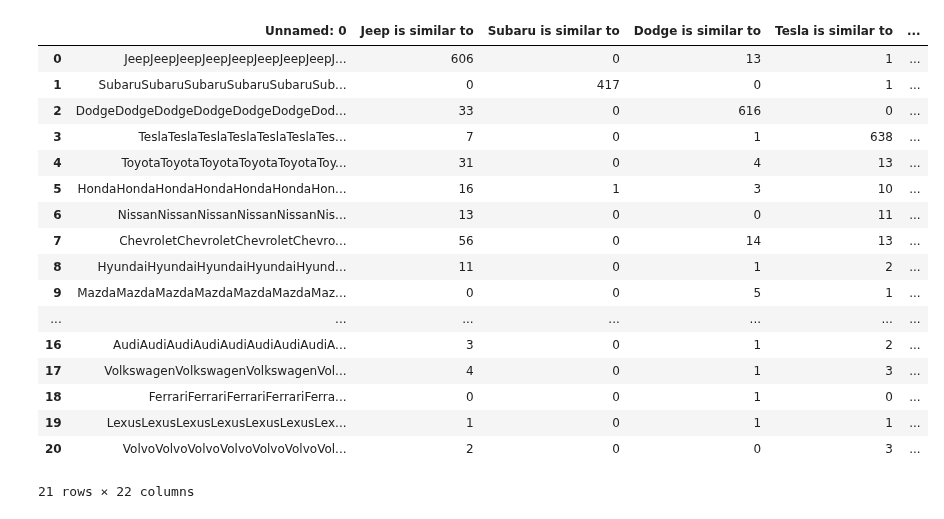
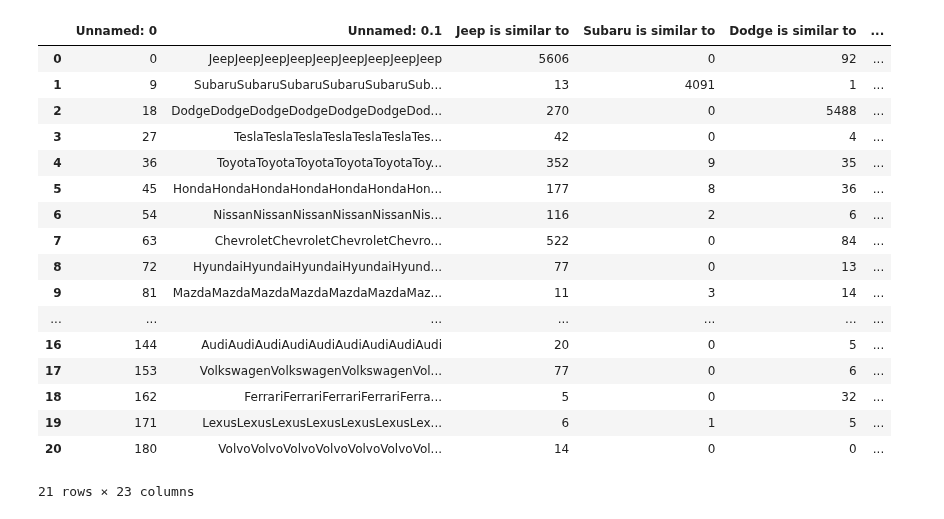
Before and after one commit to albtang/Katona-AI-Research, a Jupyter notebook: src/data/Merger.ipynb, the cells around one changed output. Saved outputs shown, nothing was run; the diff lists cells and outputs as text; code cells hidden in the pictures.

Commit message:
joined all dataframes of the prompt '{brand} is similar to'

```diff
--- a/src/data/Merger.ipynb
+++ b/src/data/Merger.ipynb
@@ -1,21 +1,30 @@
 # %%
 import pandas as pd
 # %%
-df1 = pd.read_csv("freqs/Dec22 45 1.csv")
-df2 = pd.read_csv("freqs/Dec22 45 2.csv")
-df3 = pd.read_csv("freqs/Dec22 45 3.csv")
-df4 = pd.read_csv("freqs/Dec22 45 4.csv")
-df5 = pd.read_csv("freqs/Dec22 45 5.csv")
-df6 = pd.read_csv("freqs/Dec22 45 6.csv")
-df7 = pd.read_csv("freqs/Dec22 45 7.csv")
-df8 = pd.read_csv("freqs/Dec22 45 8.csv")
-df9 = pd.read_csv("freqs/Dec22 45 9.csv")
-df10 = pd.read_csv("freqs/Dec22 45 10.csv")
-df11 = pd.read_csv("freqs/Dec22 45 11.csv")
-df12 = pd.read_csv("freqs/Dec22 45 12.csv")
-df13 = pd.read_csv("freqs/Dec22 45 13.csv")
-df14 = pd.read_csv("freqs/Dec22 45 14.csv")
-df15 = pd.read_csv("freqs/Dec22 45 15.csv")
+df1 = pd.read_csv("freqs/j Dec 15 750.csv")
+df2 = pd.read_csv("freqs/j Dec 18 750.csv")
+df3 = pd.read_csv("freqs/j Dec 2 450.csv")
+df4 = pd.read_csv("freqs/j Dec 22 675.csv")
+df5 = pd.read_csv("freqs/j Dec 3 450.csv")
+df6 = pd.read_csv("freqs/j Dec 5 750.csv")
+df7 = pd.read_csv("freqs/j Jan5 900.csv")
+df8 = pd.read_csv("freqs/j Jan5 600.csv")
+df9 = pd.read_csv("freqs/j Dec23 900.csv")
+# df1 = pd.read_csv("freqs/Dec23 60 1.csv")
+# df2 = pd.read_csv("freqs/Dec23 60 2.csv")
+# df3 = pd.read_csv("freqs/Dec23 60 3.csv")
+# df4 = pd.read_csv("freqs/Dec23 60 4.csv")
+# df5 = pd.read_csv("freqs/Dec23 60 5.csv")
+# df6 = pd.read_csv("freqs/Dec23 60 6.csv")
+# df7 = pd.read_csv("freqs/Dec23 60 7.csv")
+# df8 = pd.read_csv("freqs/Dec23 60 8.csv")
+# df9 = pd.read_csv("freqs/Dec23 60 9.csv")
+# df10 = pd.read_csv("freqs/Dec23 60 10.csv")
+# df11 = pd.read_csv("freqs/Dec23 60 11.csv")
+# df12 = pd.read_csv("freqs/Dec23 60 12.csv")
+# df13 = pd.read_csv("freqs/Dec23 60 13.csv")
+# df14 = pd.read_csv("freqs/Dec23 60 14.csv")
+# df15 = pd.read_csv("freqs/Dec23 60 15.csv")
 # %%
 df1
 # %% [output]
@@ -61,23 +70,23 @@ df2
 # %%
-joined = df1+df2+df3+df4+df5+df6+df7+df8+df9+df10+df11+df12+df13+df14+df15
+joined = df1+df2+df3+df4+df5+df6+df7+df8+df9
 joined
 # %% [output]
-|  | Unnamed: 0 | Jeep is similar to | Subaru is similar to | Dodge is similar to | Tesla is similar to | ... |
-| 0 | JeepJeepJeepJeepJeepJeepJeepJeepJ... | 606 | 0 | 13 | 1 | ... |
-| 1 | SubaruSubaruSubaruSubaruSubaruSub... | 0 | 417 | 0 | 1 | ... |
-| 2 | DodgeDodgeDodgeDodgeDodgeDodgeDod... | 33 | 0 | 616 | 0 | ... |
-| 3 | TeslaTeslaTeslaTeslaTeslaTeslaTes... | 7 | 0 | 1 | 638 | ... |
-| 4 | ToyotaToyotaToyotaToyotaToyotaToy... | 31 | 0 | 4 | 13 | ... |
-| 5 | HondaHondaHondaHondaHondaHondaHon... | 16 | 1 | 3 | 10 | ... |
-| 6 | NissanNissanNissanNissanNissanNis... | 13 | 0 | 0 | 11 | ... |
-| 7 | ChevroletChevroletChevroletChevro... | 56 | 0 | 14 | 13 | ... |
-| 8 | HyundaiHyundaiHyundaiHyundaiHyund... | 11 | 0 | 1 | 2 | ... |
-| 9 | MazdaMazdaMazdaMazdaMazdaMazdaMaz... | 0 | 0 | 5 | 1 | ... |
+|  | Unnamed: 0 | Unnamed: 0.1 | Jeep is similar to | Subaru is similar to | Dodge is similar to | ... |
+| 0 | 0 | JeepJeepJeepJeepJeepJeepJeepJeepJeep | 5606 | 0 | 92 | ... |
+| 1 | 9 | SubaruSubaruSubaruSubaruSubaruSub... | 13 | 4091 | 1 | ... |
+| 2 | 18 | DodgeDodgeDodgeDodgeDodgeDodgeDod... | 270 | 0 | 5488 | ... |
+| 3 | 27 | TeslaTeslaTeslaTeslaTeslaTeslaTes... | 42 | 0 | 4 | ... |
+| 4 | 36 | ToyotaToyotaToyotaToyotaToyotaToy... | 352 | 9 | 35 | ... |
+| 5 | 45 | HondaHondaHondaHondaHondaHondaHon... | 177 | 8 | 36 | ... |
+| 6 | 54 | NissanNissanNissanNissanNissanNis... | 116 | 2 | 6 | ... |
+| 7 | 63 | ChevroletChevroletChevroletChevro... | 522 | 0 | 84 | ... |
+| 8 | 72 | HyundaiHyundaiHyundaiHyundaiHyund... | 77 | 0 | 13 | ... |
+| 9 | 81 | MazdaMazdaMazdaMazdaMazdaMazdaMaz... | 11 | 3 | 14 | ... |
 | ... | ... | ... | ... | ... | ... | ... |
-| 16 | AudiAudiAudiAudiAudiAudiAudiAudiA... | 3 | 0 | 1 | 2 | ... |
-| 17 | VolkswagenVolkswagenVolkswagenVol... | 4 | 0 | 1 | 3 | ... |
-| 18 | FerrariFerrariFerrariFerrariFerra... | 0 | 0 | 1 | 0 | ... |
-| 19 | LexusLexusLexusLexusLexusLexusLex... | 1 | 0 | 1 | 1 | ... |
-| 20 | VolvoVolvoVolvoVolvoVolvoVolvoVol... | 2 | 0 | 0 | 3 | ... |
+| 16 | 144 | AudiAudiAudiAudiAudiAudiAudiAudiAudi | 20 | 0 | 5 | ... |
+| 17 | 153 | VolkswagenVolkswagenVolkswagenVol... | 77 | 0 | 6 | ... |
+| 18 | 162 | FerrariFerrariFerrariFerrariFerra... | 5 | 0 | 32 | ... |
+| 19 | 171 | LexusLexusLexusLexusLexusLexusLex... | 6 | 1 | 5 | ... |
+| 20 | 180 | VolvoVolvoVolvoVolvoVolvoVolvoVol... | 14 | 0 | 0 | ... |
-21 rows × 22 columns
+21 rows × 23 columns
 # %%
```
Also changed, not shown: parts of 7 cells of this notebook, 4 other files.
